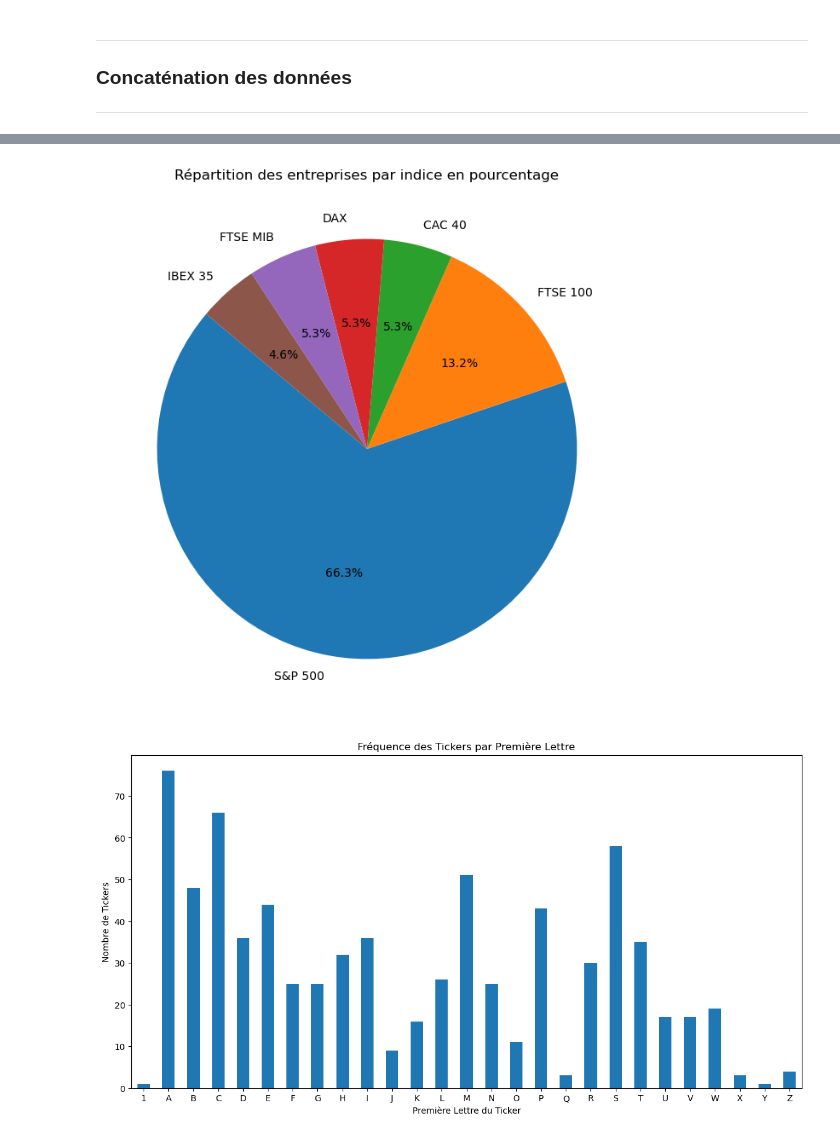
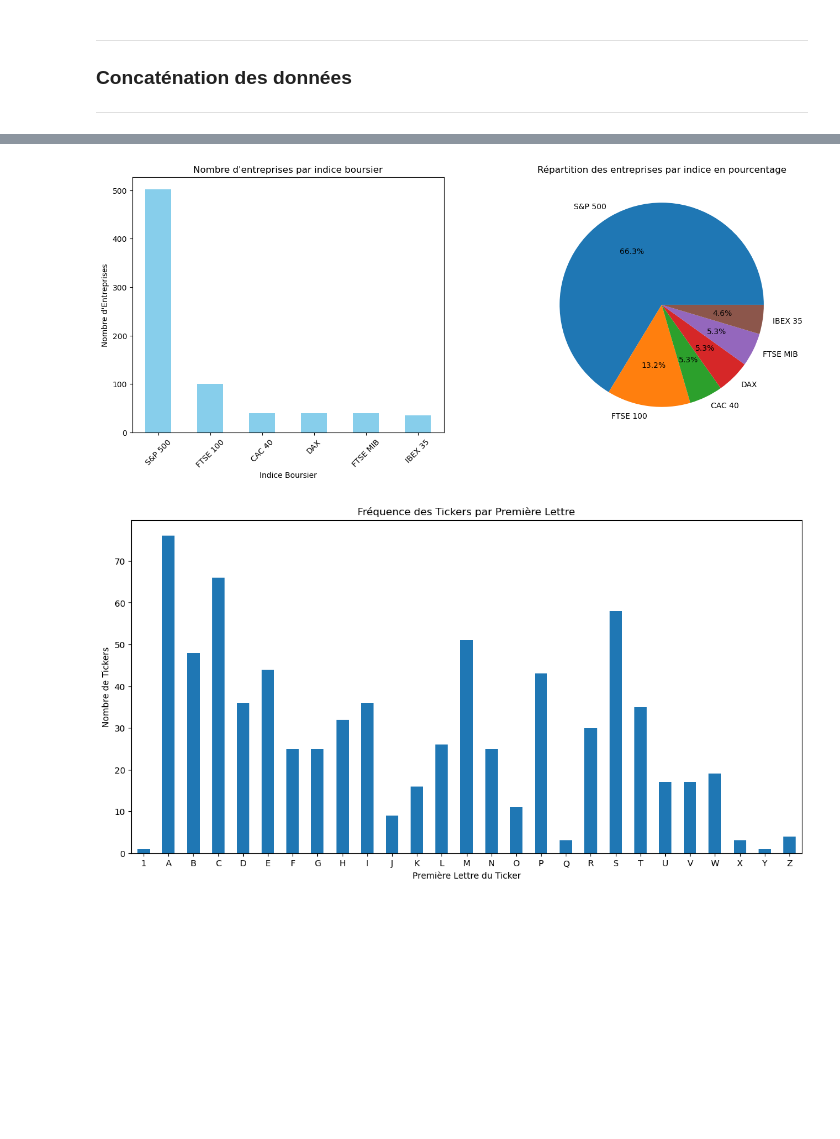
Before and after one commit to Gabriel-PEZ/Pi.Squared.Trading, a Jupyter notebook: Data/data.ipynb, the cells around one changed output, grey strips where cells are left out. Drawn from its saved outputs; the diff is of its cells as text; code cells hidden in the pictures; blank space fills up the shorter version.

```diff
--- a/Data/data.ipynb
+++ b/Data/data.ipynb
@@ -191,14 +196,20 @@ dtype: int64
-# %%
-# Calculer la répartition en pourcentage
-index_distribution = df['Ind'].value_counts(normalize=True) * 100
-
-# Visualisation
-plt.figure(figsize=(8, 8))
-plt.pie(index_distribution, labels=index_distribution.index, autopct='%1.1f%%', startangle=140)
-plt.title('Répartition des entreprises par indice en pourcentage')
-plt.show()
-# %% [output]
-[figure, removed]
+# %%
+fig, axes = plt.subplots(1, 2, figsize=(16, 6))
+
+# Graphique 1 : Nombre d'entreprises par indice boursier
+companies_per_index.plot(kind='bar', ax=axes[0], color='skyblue')
+axes[0].set_title('Nombre d\'entreprises par indice boursier')
+axes[0].set_xlabel('Indice Boursier')
+axes[0].set_ylabel('Nombre d\'Entreprises')
+axes[0].tick_params(axis='x', rotation=45)
+
+# Graphique 2 : Répartition en pourcentage
+axes[1].pie(index_distribution, labels=index_distribution.index, autopct='%1.1f%%')
+axes[1].set_title('Répartition des entreprises par indice en pourcentage')
+
+plt.show()
+# %% [output]
+[figure, added]
 # %%
 # Extraire la première lettre de chaque ticker
 df['First_Letter'] = df['Ticker'].apply(lambda x: x[0])
```
Also changed, not shown: parts of 9 cells of this notebook, 2 other files.
